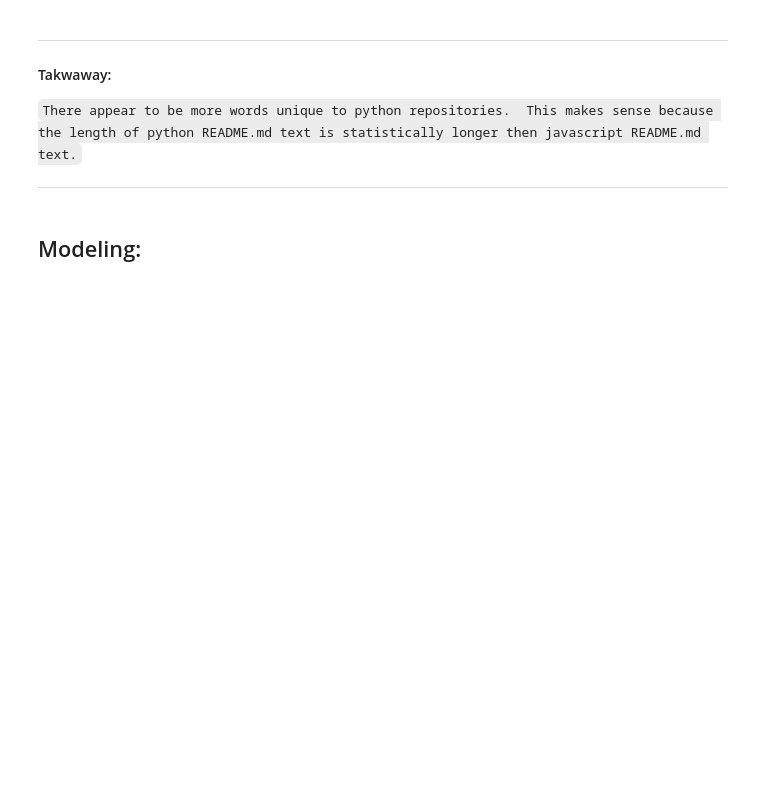
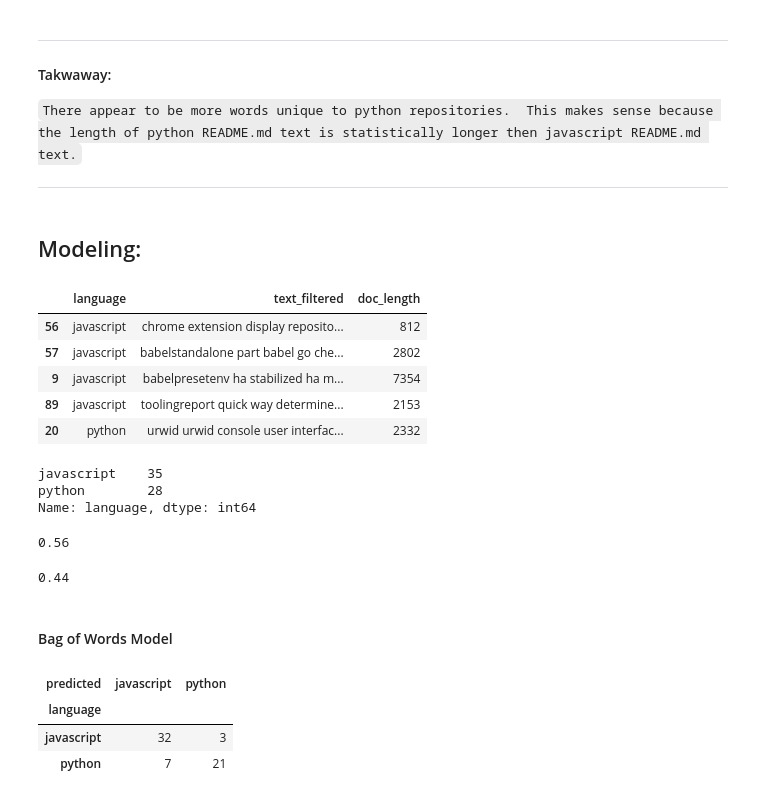
Before and after one commit to AC-Readme/nlp_project, a Jupyter notebook: corey_scratch.ipynb, the cells around one changed output. Drawn from its saved outputs; the diff is of its cells as text; code cells hidden in the pictures; blank space fills up the shorter version.

```diff
--- a/corey_scratch.ipynb
+++ b/corey_scratch.ipynb
@@ -534,3 +536,33 @@ unique_jwords
 ***
 # %% [markdown]
 ## Modeling:
+# %%
+train.head()
+# %% [output]
+|  | language | text_filtered | doc_length |
+| 56 | javascript | chrome extension display reposito... | 812 |
+| 57 | javascript | babelstandalone part babel go che... | 2802 |
+| 9 | javascript | babelpresetenv ha stabilized ha m... | 7354 |
+| 89 | javascript | toolingreport quick way determine... | 2153 |
+| 20 | python | urwid urwid console user interfac... | 2332 |
+# %%
+#Baseline
+train.language.value_counts()
+# %% [output]
+javascript    35
+python        28
+Name: language, dtype: int64
+# %%
+# Baseline prediction javascript
+baseline = round(len(train[train.language == 'javascript']) / len(train), 2)
+baseline
+# %% [output]
+0.56
+# %%
+# Baseline prediction python
+baseline = round(len(train[train.language == 'python']) / len(train), 2)
+baseline
+# %% [output]
+0.44
+# %% [markdown]
+#### Bag of Words Model
@@ -536,0 +605,8 @@ unique_jwords
+# %%
+# Results(train)
+pd.crosstab(train.language, train.predicted)
+# %% [output]
+| predicted | javascript | python |
+| language |  |  |
+| javascript | 32 | 3 |
+| python | 7 | 21 |
```
Also changed, not shown: parts of 36 cells of this notebook.
